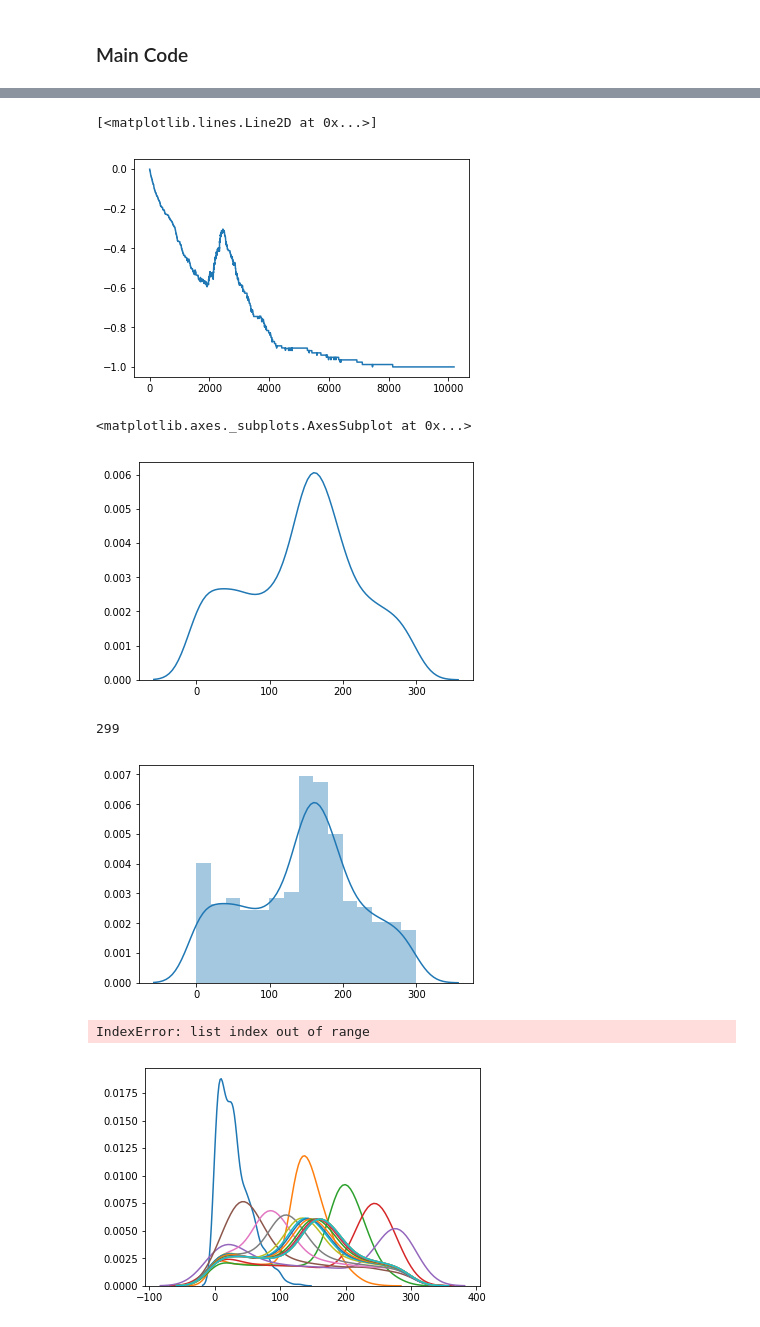
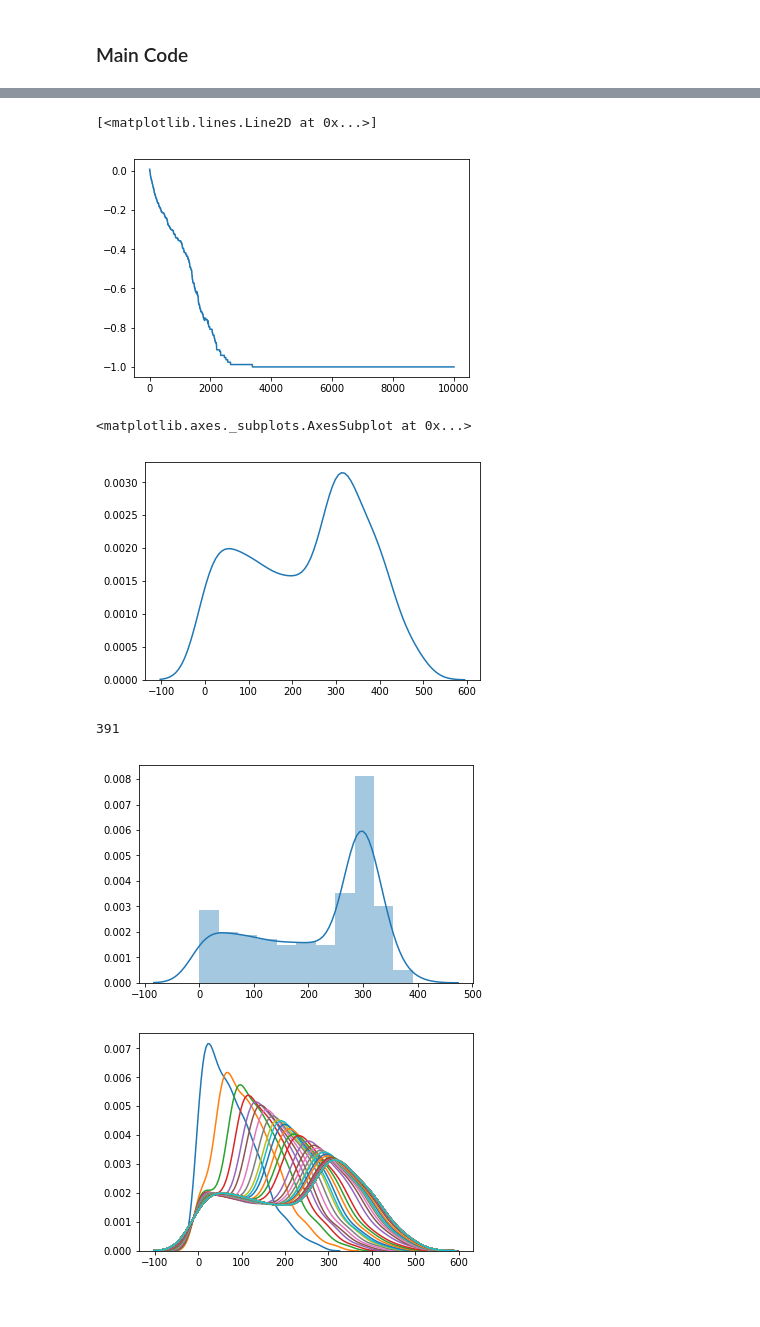
Before and after one commit to herman72/Aged-Network, a Jupyter notebook: Code/Main_Aged_Network.ipynb, the cells around one changed output, grey strips where cells are left out. Cells and saved outputs as stored; diff of their text form; code cells hidden in the pictures.

```diff
--- a/Code/Main_Aged_Network.ipynb
+++ b/Code/Main_Aged_Network.ipynb
@@ -191,7 +191,7 @@ def Mainfunc(Node,age,iterate,ensemble,std):
 
     return Time, Mat_Energy, Age_adj, Age_Imshow
 # %%
-Fun_Test = Mainfunc(32,300,10000,1,40)
+Fun_Test = Mainfunc(32,500,10000,1,100)
 # %%
 np.std(Fun_Test[2])
 # %% [output]
@@ -200,24 +200,23 @@ np.std(Fun_Test[2])
 plt.plot(Fun_Test[0],Fun_Test[1])
 # %% [output]
 [<matplotlib.lines.Line2D at 0x...>]
-[figure, old version]
+[figure, new version]
 # %%
 sns.kdeplot(np.reshape(Fun_Test[2],(1,len(Fun_Test[2])**2))[0])
 # %% [output]
 <matplotlib.axes._subplots.AxesSubplot at 0x...>
-[figure, old version]
+[figure, new version]
 # %%
 sns.distplot(np.reshape(Fun_Test[2],(1,len(Fun_Test[2])**2))[0])
 #np.std(np.reshape(Fun_Test[2],(1,len(Fun_Test[2])**2))[0])
 np.reshape(Fun_Test[2],(1,len(Fun_Test[2])**2))[0].max()
 # %% [output]
-299
+391
-[figure, old version]
+[figure, new version]
 # %%
 for i in range(len(Fun_Test[3])):
-    sns.kdeplot(np.reshape(Fun_Test[3][i*5],(1,len(Fun_Test[3][i])**2))[0])
+    sns.kdeplot(np.reshape(Fun_Test[3][i],(1,len(Fun_Test[3][i])**2))[0])
 #plt.savefig('a')
 # %% [output]
-IndexError: list index out of range
-[figure, old version]
+[figure, new version]
 # %%
```
Also changed, not shown: parts of 4 cells of this notebook.
